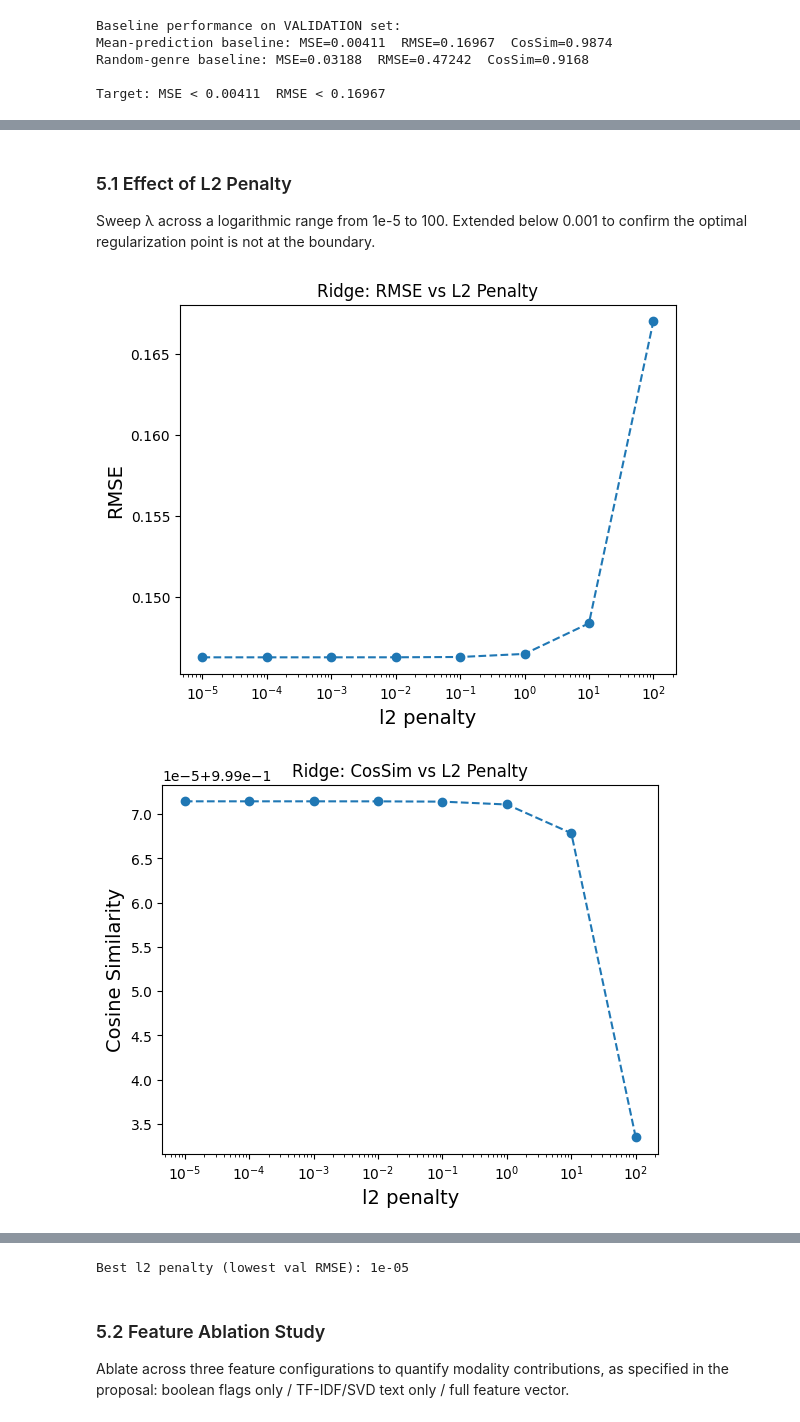
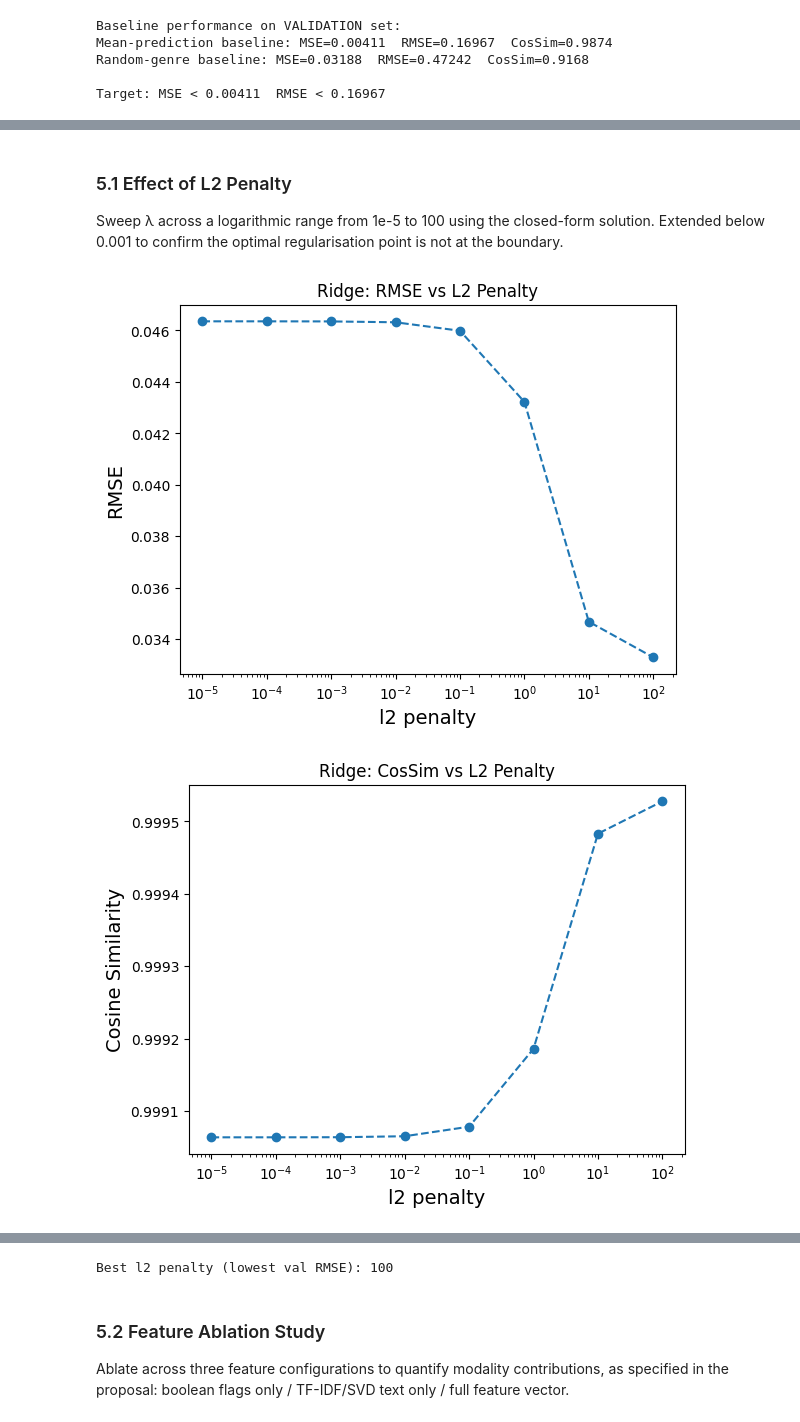
Before and after one commit to ML-Team-2026/AtmoSound, a Jupyter notebook: 2_AtmoSound_Model_Training_ExptsEvals.ipynb, the cells around one changed output, grey strips where cells are left out. Saved outputs shown, nothing was run; the diff lists cells and outputs as text; code cells hidden in the pictures.

Commit message:
Modified to Closed Form

```diff
--- a/2_AtmoSound_Model_Training_ExptsEvals.ipynb
+++ b/2_AtmoSound_Model_Training_ExptsEvals.ipynb
@@ -334,14 +297,10 @@ Ridge functions defined: fit_ridge (GD), fit_ridge_closed_form (normal equations
 # %% [markdown]
 ### 5.1 Effect of L2 Penalty
 
-Sweep λ across a logarithmic range from 1e-5 to 100.
-Extended below 0.001 to confirm the optimal regularization point is not at the boundary.
+Sweep λ across a logarithmic range from 1e-5 to 100 using the closed-form solution.
+Extended below 0.001 to confirm the optimal regularisation point is not at the boundary.
 # %%
-rr_learning_rate = 0.01
-num_iterations   = 100
-
 LAMBDA_GRID  = [0.00001, 0.0001, 0.001, 0.01, 0.1, 1, 10, 100]
-r2_metrics   = []
 rmse_metrics = []
 mse_metrics  = []
 cos_metrics  = []
@@ -350,38 +309,37 @@ weights      = []
 
 for l2_penalty in LAMBDA_GRID:
     penalty_hist.append(l2_penalty)
-    rr_W, _ = fit_ridge(X_train, y_train, rr_learning_rate, num_iterations, l2_penalty)
-    y_pred   = rr_predict(X_val, rr_W)
-    weights.append(rr_W)
-    r2_metrics.append(r2_score(y_val, y_pred))
+    rr_W_tmp = fit_ridge_closed_form(X_train, y_train, l2_penalty)
+    y_pred   = rr_predict(X_val, rr_W_tmp)
+    weights.append(rr_W_tmp)
     rmse_metrics.append(rmse_func(y_val, y_pred))
     mse_metrics.append(mse_func(y_val, y_pred))
     cos_metrics.append(cosine_similarity_score(y_val, y_pred))
 
 plt.plot(penalty_hist, rmse_metrics, linestyle='dashed', marker='o')
 plt.xscale('log')
 plt.xlabel("l2 penalty", fontsize=14)
 plt.ylabel("RMSE", fontsize=14)
 plt.title("Ridge: RMSE vs L2 Penalty")
 plt.show()
 
 plt.plot(penalty_hist, cos_metrics, linestyle='dashed', marker='o')
 plt.xscale('log')
 plt.xlabel("l2 penalty", fontsize=14)
 plt.ylabel("Cosine Similarity", fontsize=14)
 plt.title("Ridge: CosSim vs L2 Penalty")
 plt.show()
 
 weight_norms = [np.linalg.norm(w) for w in weights]
 plt.plot(penalty_hist, weight_norms, linestyle='dashed', marker='o', color='purple')
 plt.xscale('log')
 plt.xlabel("l2 penalty", fontsize=14)
 plt.ylabel("Weight L2 Norm", fontsize=14)
 plt.title("Ridge: Weight Shrinkage vs L2 Penalty")
 plt.show()
 
 best_lam = penalty_hist[int(np.argmin(rmse_metrics))]
 print(f"Best l2 penalty (lowest val RMSE): {best_lam}")
 # %% [output]
-[figure, old version]
+[figure, new version]
-[figure, old version]
+[figure, new version]
@@ -389,4 +347,4 @@ print(f"Best l2 penalty (lowest val RMSE): {best_lam}")
-Best l2 penalty (lowest val RMSE): 1e-05
+Best l2 penalty (lowest val RMSE): 100
 # %% [markdown]
 ### 5.2 Feature Ablation Study
 
```
Also changed, not shown: parts of 22 cells of this notebook, 5 other files.
